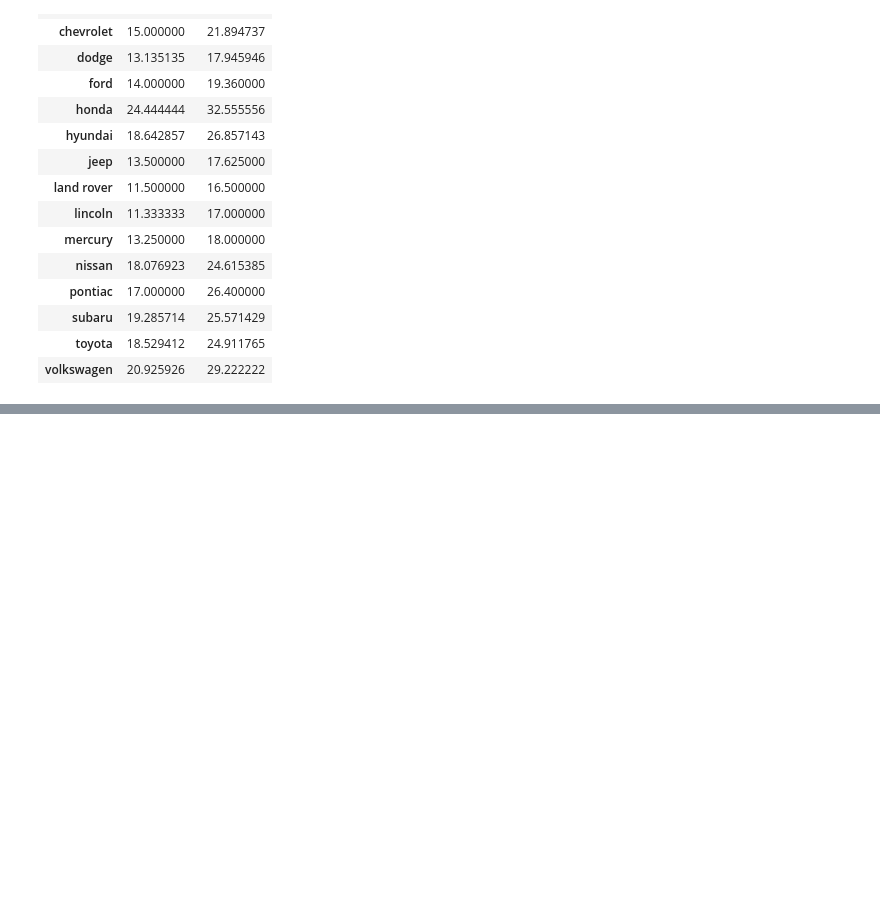
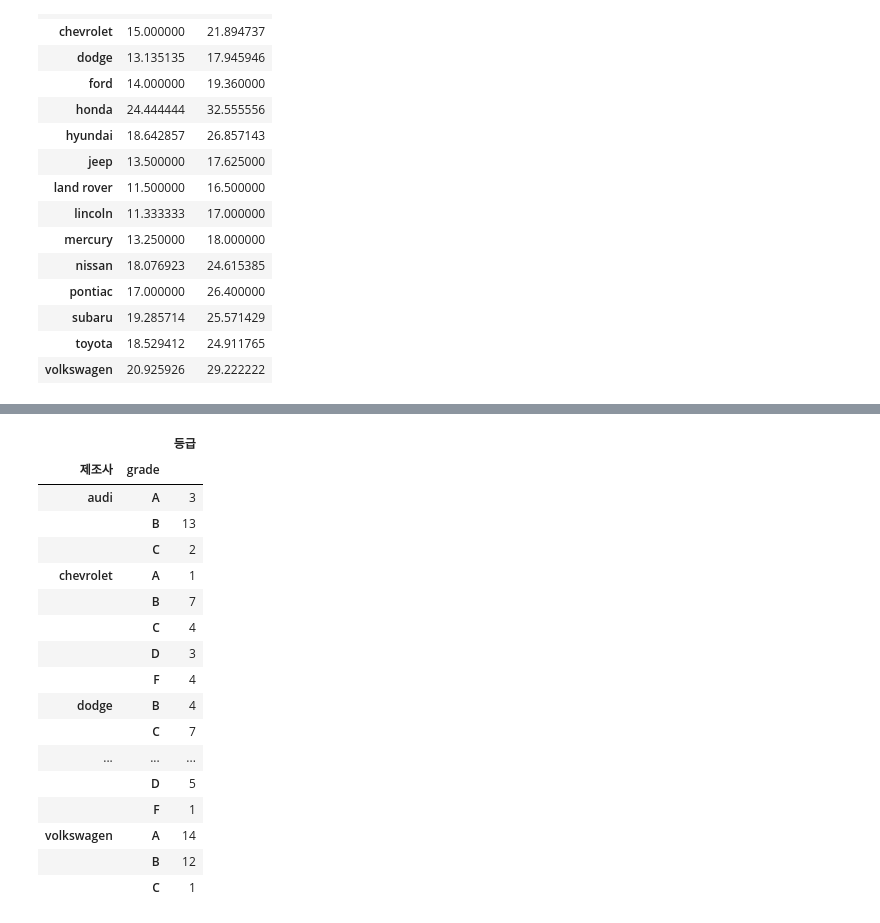
Before and after one commit to jung79human79/datasql, a Jupyter notebook: 02. 파이썬 라이브러리/ex04 pandas_mpg.ipynb, the cells around one changed output, grey strips where cells are left out. Saved outputs shown, nothing was run; the diff lists cells and outputs as text; code cells hidden in the pictures; blank space fills up the shorter version.

```diff
--- a/02. 파이썬 라이브러리/ex04 pandas_mpg.ipynb
+++ b/02. 파이썬 라이브러리/ex04 pandas_mpg.ipynb
@@ -478,0 +615,24 @@ mpg_copy.groupby('제조사').agg(도시평균=('도시','mean'),고소도로평
+# %%
+# 제조사별로 등급별로 나누어  갯수 확인
+# 다중 그룹바이 여러개의 컬럼으로 그룹바이 될시 []관리
+
+mpg_copy.groupby(['제조사','grade']).agg(등급 = ('grade','count'))
+# %% [output]
+|  |  | 등급 |
+| 제조사 | grade |  |
+| audi | A | 3 |
+|  | B | 13 |
+|  | C | 2 |
+| chevrolet | A | 1 |
+|  | B | 7 |
+|  | C | 4 |
+|  | D | 3 |
+|  | F | 4 |
+| dodge | B | 4 |
+|  | C | 7 |
+| ... | ... | ... |
+|  | D | 5 |
+|  | F | 1 |
+| volkswagen | A | 14 |
+|  | B | 12 |
+|  | C | 1 |
```
Also changed, not shown: parts of 25 cells of this notebook, 8 other files.
